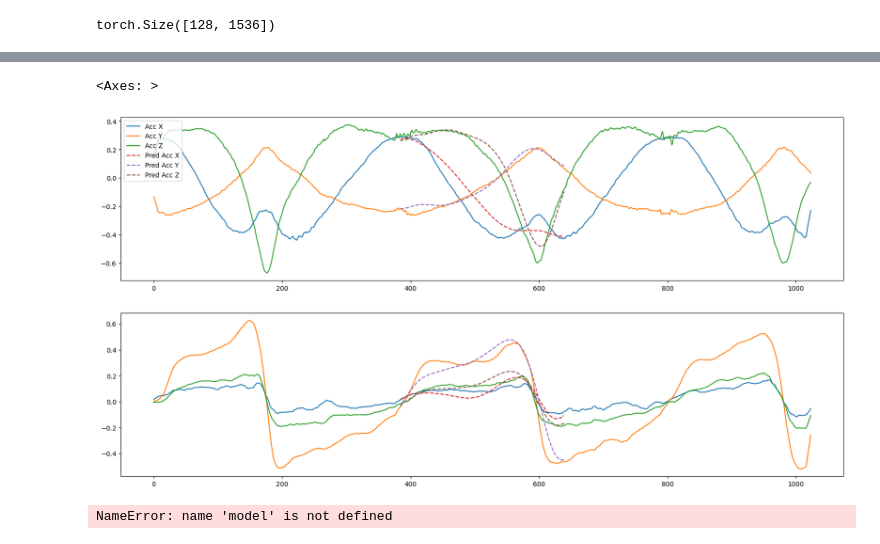
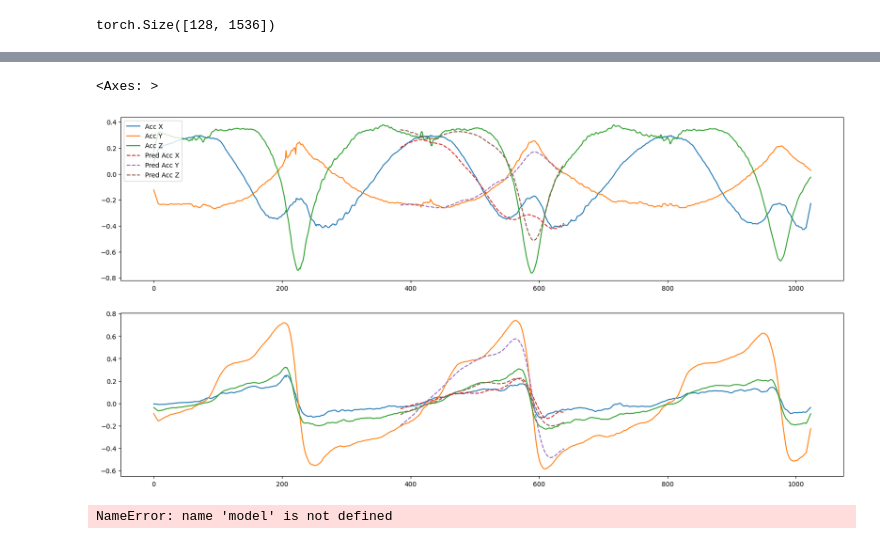
Before and after one commit to Musa-Azeem/AI-hypertrophy-coach, a Jupyter notebook: pretrain.ipynb, the cells around one changed output, grey strips where cells are left out. Saved outputs shown, nothing was run; the diff lists cells and outputs as text; code cells hidden in the pictures.

```diff
--- a/pretrain.ipynb
+++ b/pretrain.ipynb
@@ -194,8 +220,17 @@ class AutoEncoder(nn.Module):
         x = self.pool(x).squeeze(-1)
         x = self.decoder(x)
         return x
+# %%
+config = {
+    'width': [64, 64, 128, 128, 256, 256, 512, 512],
+    'depth': [1, 1, 1, 1, 1, 1, 1, 1],
+    'stem_out_c': 32,
+    'stem_kernel': 7,
+    'forecast_size': forecast_size,
+    'dropout': 0.1,
+}
 # %%
-model = AutoEncoder()
+model = AutoEncoder(config)
 device = 'cuda'
 model = model.to(device)
 optimizer = torch.optim.Adam(model.parameters(), lr=1e-3)
@@ -250,7 +285,7 @@ def train(model, epochs=10, outfile='best_model.pth'):
 
         if val_loss < best_val_loss:
             best_val_loss = val_loss
-            torch.save(model.state_dict(), outfile)
+            torch.save((model.state_dict(), model.config), outfile)
             print(f"*Epoch {epoch+1}/{epochs}, Loss: {train_loss:.07f}, Val Loss: {val_loss:.07f}")
         else:
             print(f"Epoch {epoch+1}/{epochs}, Loss: {train_loss:.07f}, Val Loss: {val_loss:.07f}")
@@ -307,4 +343,4 @@ Epoch 64/100, Loss: 0.0005019, Val Loss: 0.0037888
 # %%
-model.load_state_dict(torch.load('best_model2.pth'))
+model.load_state_dict(torch.load('best_model2.pth')[0])
 evaluate(model, valloader, trainloader)
 # %% [output]
@@ -324,38 +360,39 @@ Train Loss: 0.0032801   Validation Loss: 0.0070551
 # 1024-128: 0.00235 - pretty good
 # 1024-256: 0.00324 - connects at ends and usually follows trends - sloppy
 # 1024-256: 0.00706 - connects at ends and usually follows trends - more sloppy
-model.load_state_dict(torch.load('best_model2.pth'))
+# 1024-256: 0.0035 - not bad a little sloppy    (32,64,64,128,128,256,256,512)
+model.load_state_dict(torch.load('best_model2.pth')[0])
 model.eval()
-X = valloader.dataset[600].unsqueeze(0)
+X = valloader.dataset[200].unsqueeze(0)
 X = X.to(device)
 model.eval()
 with torch.no_grad():
     Xpred = model(get_masked(X)).cpu().view(X.size(0), in_channels, forecast_size)
 
 i=0
 fig, axes = plt.subplots(2,1,figsize=(20, 10))
 plt.subplot(2, 1, 1)
 axes[0].plot(X[i,0].cpu(), label='Acc X')
 axes[0].plot(X[i,1].cpu(), label='Acc Y')
 axes[0].plot(X[i,2].cpu(), label='Acc Z')
 axes[1].plot(X[i,3].cpu(), label='Gyr X')
 axes[1].plot(X[i,4].cpu(), label='Gyr Y')
 axes[1].plot(X[i,5].cpu(), label='Gyr Z')
 
 
 axes[0].plot(np.arange(forecast_slice.start, forecast_slice.stop), Xpred[i,0], label='Pred Acc X', linestyle='--')
 axes[0].plot(np.arange(forecast_slice.start, forecast_slice.stop), Xpred[i,1], label='Pred Acc Y', linestyle='--')
 axes[0].plot(np.arange(forecast_slice.start, forecast_slice.stop), Xpred[i,2], label='Pred Acc Z', linestyle='--')
 axes[1].plot(np.arange(forecast_slice.start, forecast_slice.stop), Xpred[i,3], label='Pred Gyr X', linestyle='--')
 axes[1].plot(np.arange(forecast_slice.start, forecast_slice.stop), Xpred[i,4], label='Pred Gyr Y', linestyle='--')
 axes[1].plot(np.arange(forecast_slice.start, forecast_slice.stop), Xpred[i,5], label='Pred Gyr Z', linestyle='--')
 
 plt.legend(loc='upper left')
 axes[0]#.set_xlim(350, 544)
 axes[1]#.set_xlim(350, 544)
 # %% [output]
 <Axes: >
-[figure, old version]
+[figure, new version]
 # %%
 # loss < 0.0000 perfect
 # loss = 0.0000167 perfect
```
Also changed, not shown: parts of 5 cells of this notebook, 6 other files.
